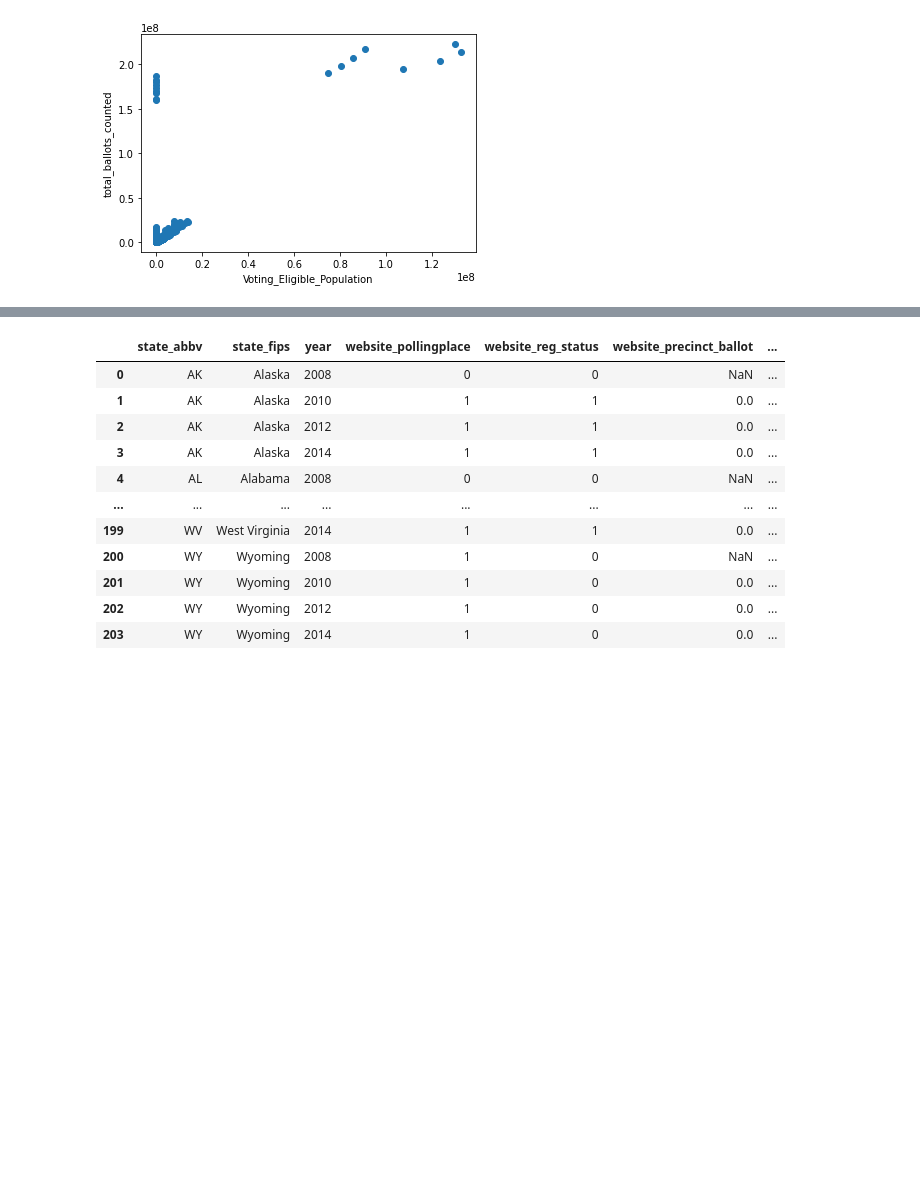
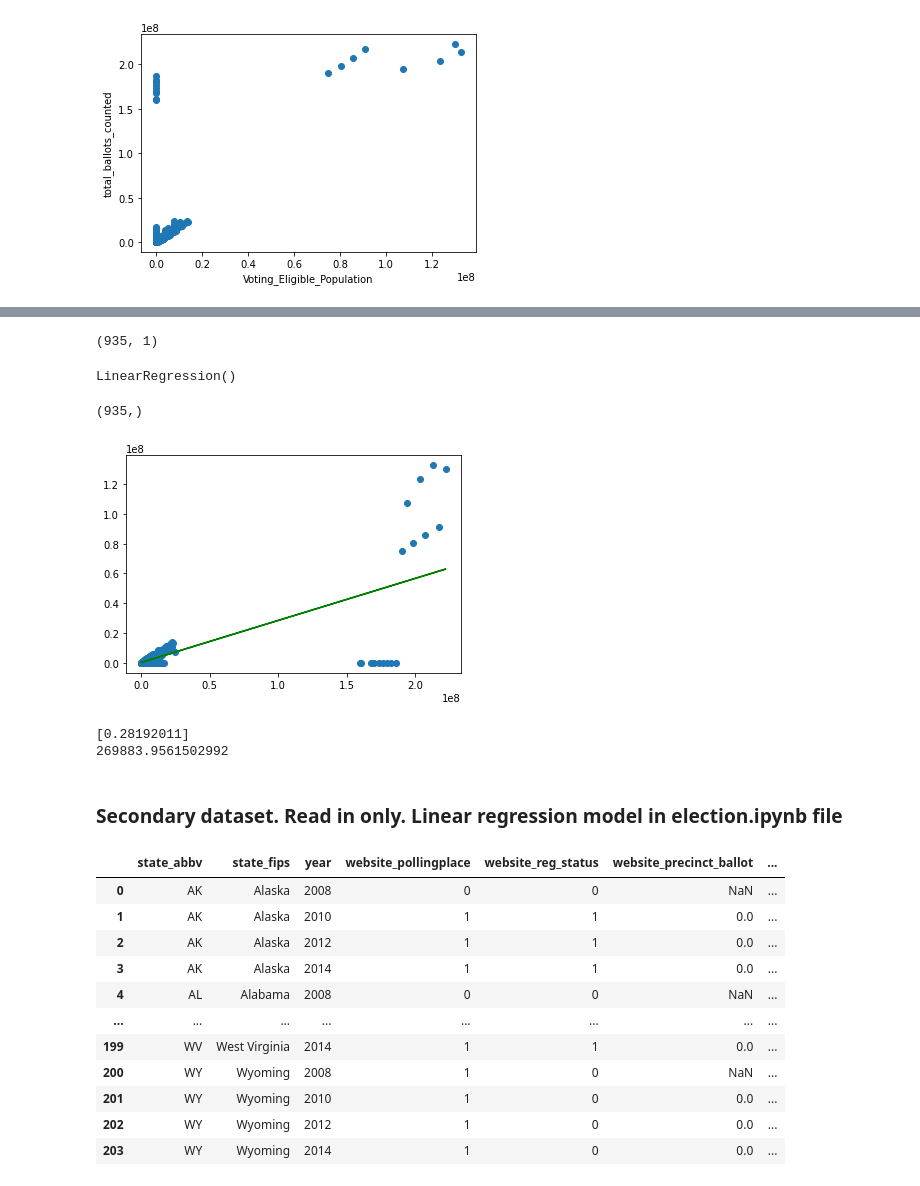
Before and after one commit to mmingoia/HTML_MN_Group_Project, a Jupyter notebook: preliminaryModel.ipynb, the cells around one changed output, grey strips where cells are left out. Drawn from its saved outputs; the diff is of its cells as text; code cells hidden in the pictures; blank space fills up the shorter version.

Commit message:
completed linear regression model on total ballots counted and total eligible voters by by state)

```diff
--- a/preliminaryModel.ipynb
+++ b/preliminaryModel.ipynb
@@ -124,3 +140,39 @@ plt.show()
+# %%
+X.shape
+# %% [output]
+(935, 1)
+# %%
+y= clean_df.total_ballots_counted
+# %%
+#Create model
+model = LinearRegression()
+# %%
+# Fit data into model
+model.fit(X, y)
+# %% [output]
+LinearRegression()
+# %%
+# Created predicted values from X values
+y_pred = model.predict(X)
+print(y_pred.shape)
+# %% [output]
+(935,)
+# %%
+# Plot results and best fit line
+plt.scatter(X,y)
+plt.plot(X, y_pred, color='green')
+plt.show()
+# %% [output]
+[figure, added]
+# %%
+# Print slope and y-intercept
+print(model.coef_)
+print(model.intercept_)
+# %% [output]
+[0.28192011]
+269883.9561502992
+# %% [markdown]
+### Secondary dataset. Read in only. Linear regression model in election.ipynb file
 # %%
 # Read secondary dataset
 df1 = pd.read_csv("https://ivote.s3.us-east-2.amazonaws.com/epi+indicators-all+years.csv")
```
Also changed, not shown: parts of 2 cells of this notebook.
